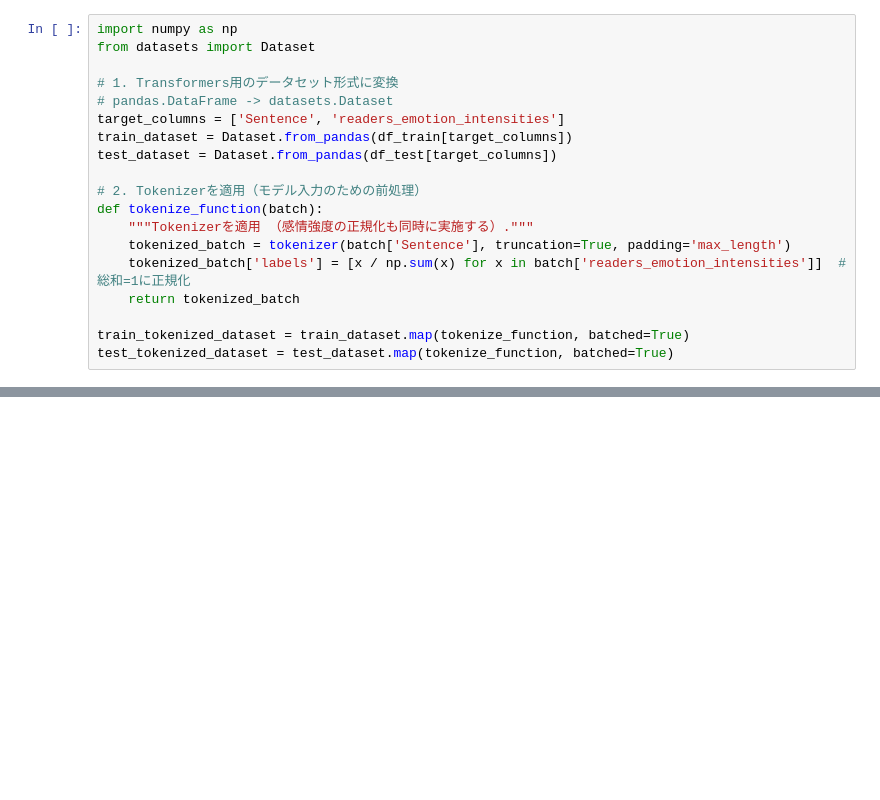
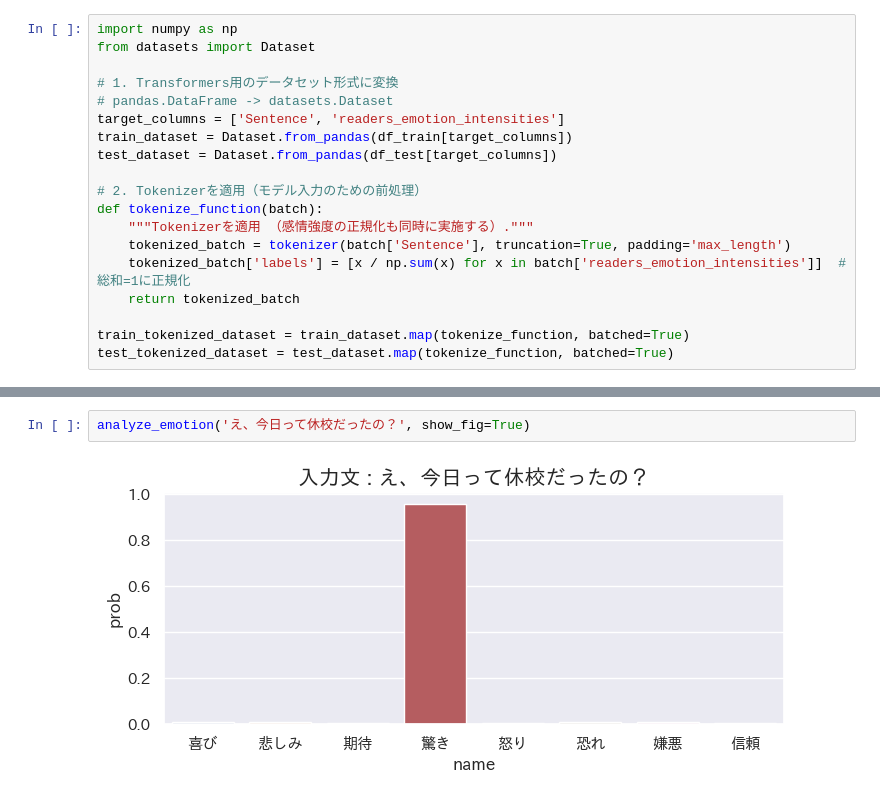
Before and after one commit to maruyama-lab-design/Preservation-of-Emotional-Context-in-Tweet-Embeddings, a Jupyter notebook: prototype2.ipynb, the cells around one changed output, grey strips where cells are left out. Drawn from its saved outputs; the diff is of its cells as text; blank space fills up the shorter version.

```diff
--- a/prototype2.ipynb
+++ b/prototype2.ipynb
@@ -171,0 +232,4 @@ def analyze_emotion(text, show_fig=False):
+# %%
+analyze_emotion('え、今日って休校だったの？', show_fig=True)
+# %% [output]
+[figure, added]
```
Also changed, not shown: parts of 11 cells of this notebook, 2 other files.
